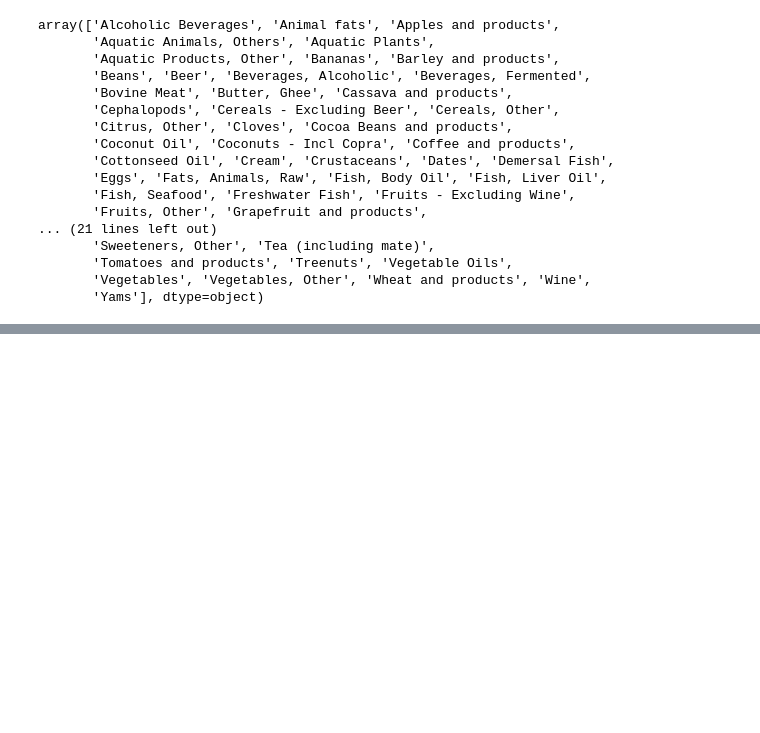
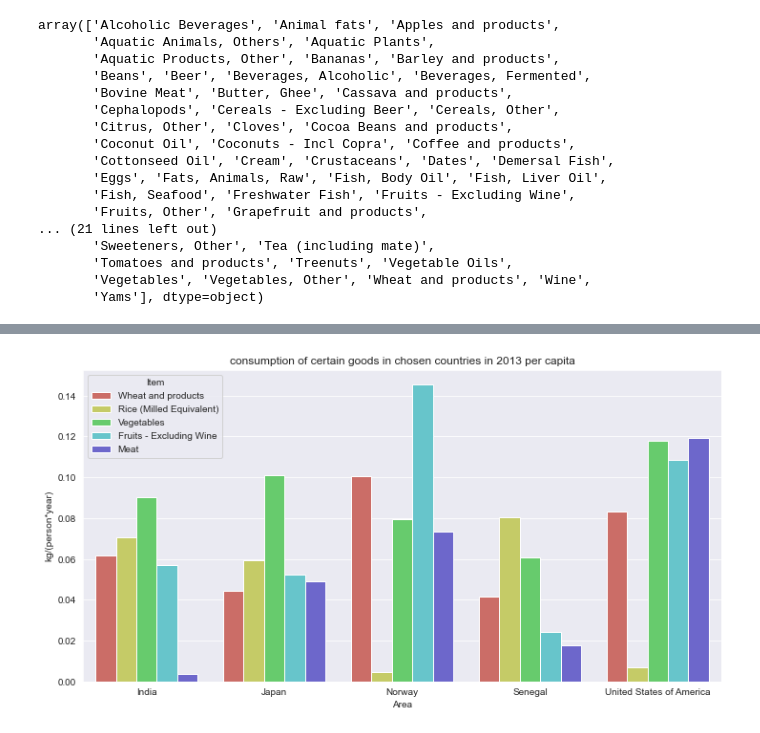
Before and after one commit to azoz01/twd-projekt-1, a Jupyter notebook: plots.ipynb, the cells around one changed output, grey strips where cells are left out. Saved outputs shown, nothing was run; the diff lists cells and outputs as text; code cells hidden in the pictures; blank space fills up the shorter version.

```diff
--- a/plots.ipynb
+++ b/plots.ipynb
@@ -126,0 +132,22 @@ Text(0.5, 1.0, 'consumption of certain goods in chosen countries in 2013 per cap
+# %%
+sns.set_style("darkgrid")
+#for country in ['Japan', 'United States of America', 'Norway', 'Senegal', 'India']:
+dfcountry = df1[((df1.Item == 'Meat')|
+                (df1.Item == 'Fruits - Excluding Wine')|
+                (df1.Item == 'Vegetables')|
+                (df1.Item == 'Wheat and products')|
+                (df1.Item == 'Rice (Milled Equivalent)'))]
+plt.figure(figsize=(12,6))
+sns.barplot(dfcountry['Area'],
+            dfcountry['kg/(person*year)'],
+            hue = dfcountry['Item'],
+            orient = 'v',
+            palette = sns.color_palette("hls"))
+
+
+
+
+plt.title('consumption of certain goods in chosen countries in 2013 per capita')
+plt.savefig('./plots/jedzonko.png')
+# %% [output]
+[figure, added]
```
Also changed, not shown: parts of 1 cell of this notebook, 2 other files.
